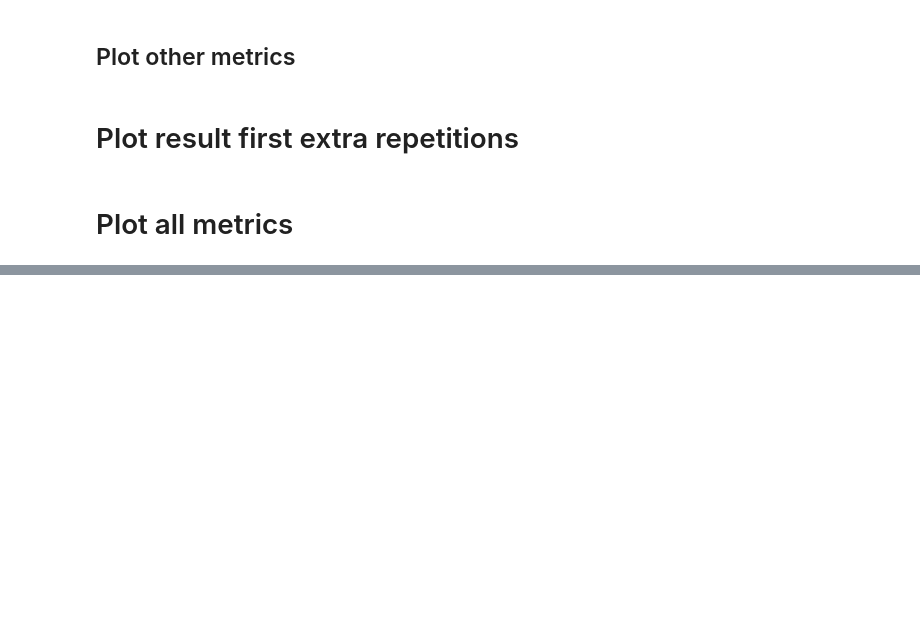
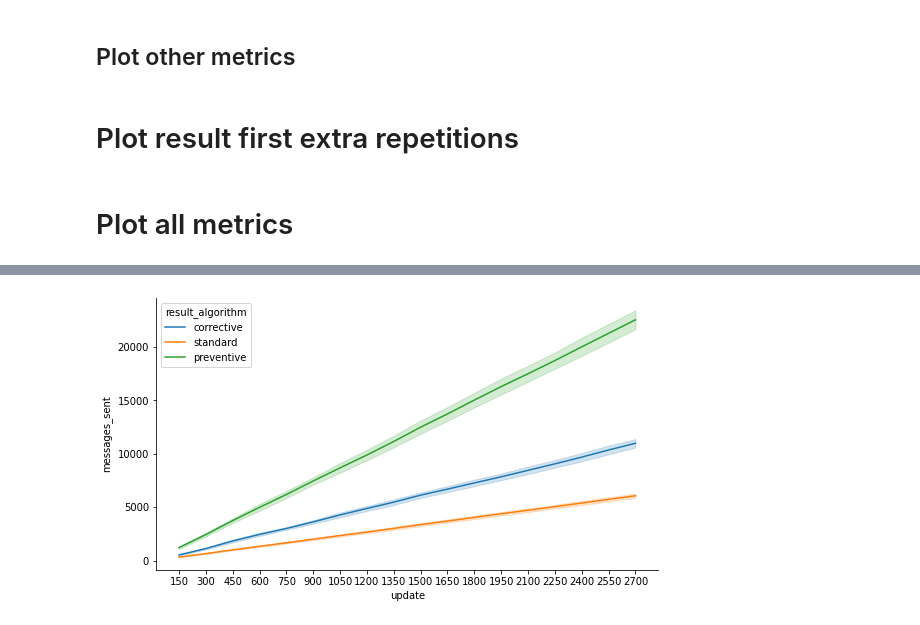
Before and after one commit to JosueCastaneda/process_data, a Jupyter notebook: test_3d.ipynb, the cells around one changed output, grey strips where cells are left out. Cells and saved outputs as stored; diff of their text form; code cells hidden in the pictures; blank space fills up the shorter version.

```diff
--- a/test_3d.ipynb
+++ b/test_3d.ipynb
@@ -319,0 +303,8 @@ plt.show()
+# %%
+data_neg_30_del_10 =  all_results[(all_results['negation_probability'] =='30')]
+fig, ax = plt.subplots(figsize=(9,5))
+g = sns.lineplot(data=data_neg_30_del_10, x="update", y="messages_sent", ci='sd', hue="result_algorithm")
+sns.despine()
+plt.show()
+# %% [output]
+[figure, added]
```
Also changed, not shown: parts of 2 cells of this notebook, 16 other files.
